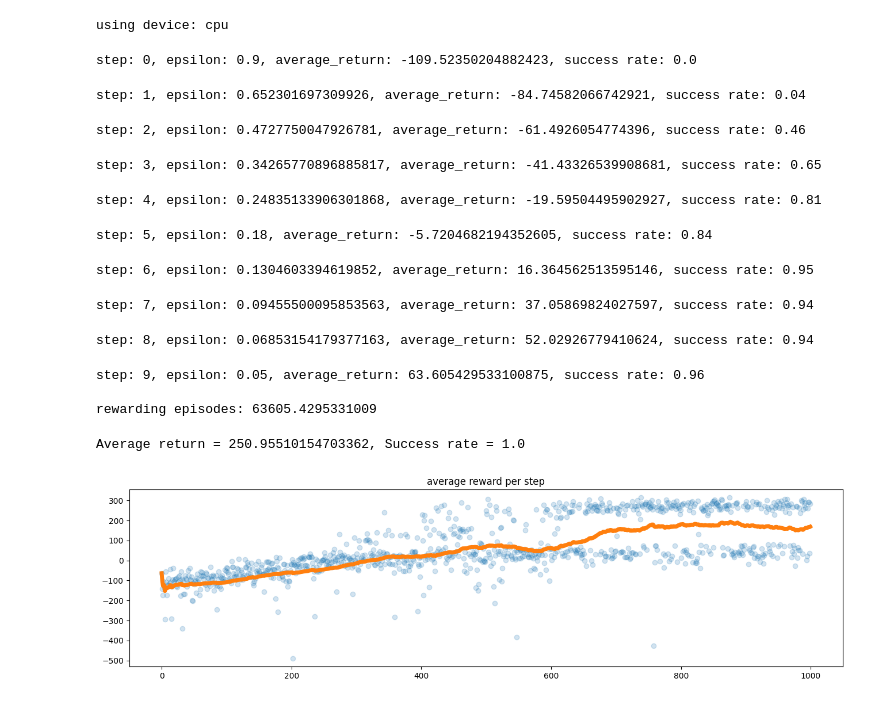
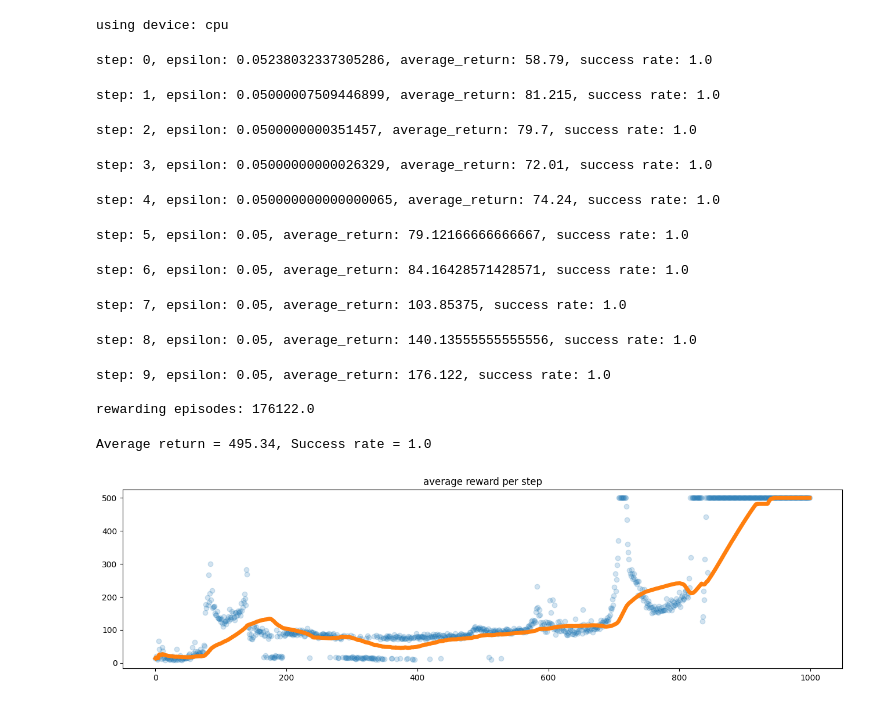
Before and after one commit to tonywang1990/mini-rl, a Jupyter notebook: notebooks/function_approximation/dqn.ipynb, the cells around one changed output. Saved outputs shown, nothing was run; the diff lists cells and outputs as text; code cells hidden in the pictures.

```diff
--- a/notebooks/function_approximation/dqn.ipynb
+++ b/notebooks/function_approximation/dqn.ipynb
@@ -45,12 +46,12 @@ lr_schedule = utils.create_decay_schedule(num_epoch)
 # Create Environment.
 #env = gym.make('Taxi-v3')
 # using render_mode=rgb_array so that video recording works
-env = gym.make(
-    "LunarLander-v2",
-    render_mode='rgb_array'
-)
+#env = gym.make(
+#    "LunarLander-v2",
+#    render_mode='rgb_array'
+#)
 #env = gym.make("CarRacing-v2", render_mode='rgb_array', continuous=False)
-
+env = gym.make("CartPole-v1", render_mode='rgb_array')
 env.np_random = rng
 
 # Create Agent
@@ -59,48 +60,48 @@ agent = DQNAgent(
     action_space=env.action_space,
     discount_rate=0.99,
     epsilon=None, # use epsilon_schedule
-    learning_rate=1e-3,
+    learning_rate=1e-4,
     batch_size = 128,
     tau = 0.005,
 )
 # Start Learning
 for i in range(num_epoch):
     hisotry = []
     success = 0
     for _ in tqdm(range(num_episode)):
-        reward, steps = agent.play_episode(env,epsilon=epsilon_schedule[i])
+        reward, steps = agent.play_episode(env)#,epsilon=epsilon_schedule[i])
         if reward > 0:
             success += 1
         history.append(reward)
         total_reward += reward
     #score = agent.update()
     print(
         f"step: {i}, epsilon: {agent._epsilon}, average_return: {np.mean(history)}, success rate: {success / num_episode}")
 print(f"\nrewarding episodes: {total_reward}")
 
 # For off policy learning only: get greedy policy (no exploration)
 #agent._policy = get_epsilon_greedy_policy_from_action_values(agent._Q.weight)
 # Run Eval
 avarge_return, success_rate = utils.evaluate_agent(agent, env, 100)
 print(f"Average return = {avarge_return}, Success rate = {success_rate}")
 
 # play last episode with video recording
 
 utils.plot_history(history)
 # %% [output]
 using device: cpu
-step: 0, epsilon: 0.9, average_return: -109.52350204882423, success rate: 0.0
+step: 0, epsilon: 0.05238032337305286, average_return: 58.79, success rate: 1.0
-step: 1, epsilon: 0.652301697309926, average_return: -84.74582066742921, success rate: 0.04
+step: 1, epsilon: 0.05000007509446899, average_return: 81.215, success rate: 1.0
-step: 2, epsilon: 0.4727750047926781, average_return: -61.4926054774396, success rate: 0.46
+step: 2, epsilon: 0.0500000000351457, average_return: 79.7, success rate: 1.0
-step: 3, epsilon: 0.34265770896885817, average_return: -41.43326539908681, success rate: 0.65
+step: 3, epsilon: 0.05000000000026329, average_return: 72.01, success rate: 1.0
-step: 4, epsilon: 0.24835133906301868, average_return: -19.59504495902927, success rate: 0.81
+step: 4, epsilon: 0.050000000000000065, average_return: 74.24, success rate: 1.0
-step: 5, epsilon: 0.18, average_return: -5.7204682194352605, success rate: 0.84
+step: 5, epsilon: 0.05, average_return: 79.12166666666667, success rate: 1.0
-step: 6, epsilon: 0.1304603394619852, average_return: 16.364562513595146, success rate: 0.95
+step: 6, epsilon: 0.05, average_return: 84.16428571428571, success rate: 1.0
-step: 7, epsilon: 0.09455500095853563, average_return: 37.05869824027597, success rate: 0.94
+step: 7, epsilon: 0.05, average_return: 103.85375, success rate: 1.0
-step: 8, epsilon: 0.06853154179377163, average_return: 52.02926779410624, success rate: 0.94
+step: 8, epsilon: 0.05, average_return: 140.13555555555556, success rate: 1.0
-step: 9, epsilon: 0.05, average_return: 63.605429533100875, success rate: 0.96
+step: 9, epsilon: 0.05, average_return: 176.122, success rate: 1.0
 
-rewarding episodes: 63605.4295331009
+rewarding episodes: 176122.0
-Average return = 250.95510154703362, Success rate = 1.0
+Average return = 495.34, Success rate = 1.0
-[figure, old version]
+[figure, new version]
 # %%
```
Also changed, not shown: parts of 2 cells of this notebook, 9 other files.
